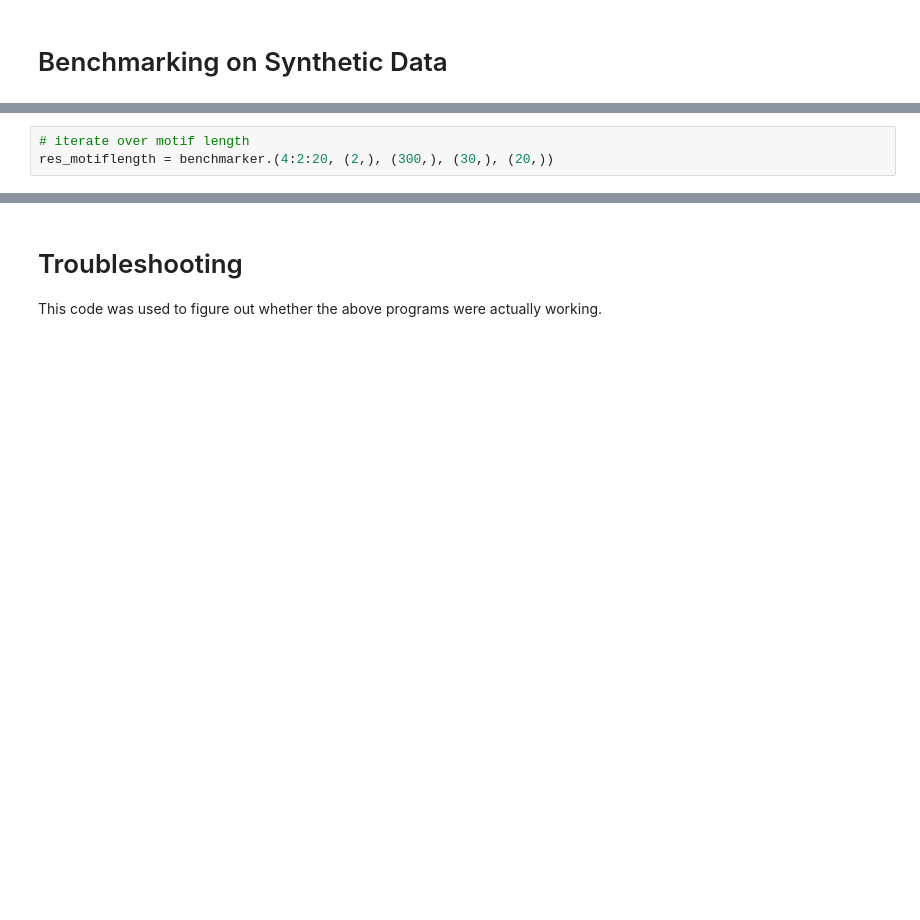
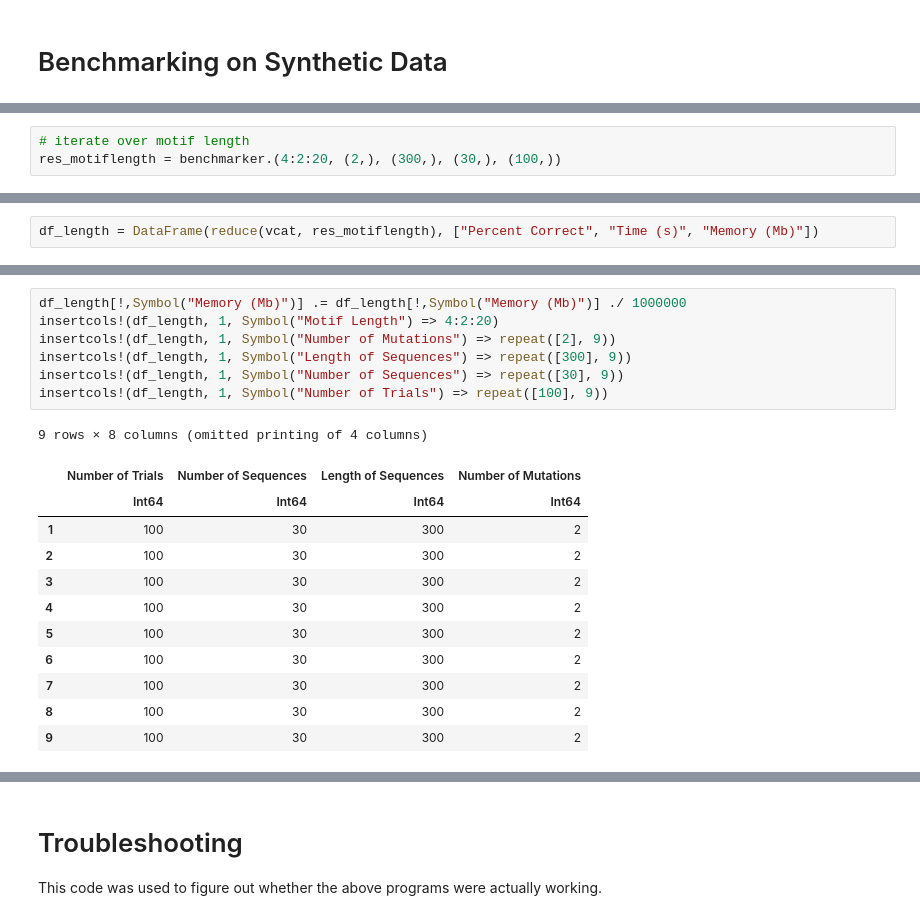
Before and after one commit to Karthik2924/CSC530_project, a Jupyter notebook: pso paper implementation.ipynb, the cells around one changed output, grey strips where cells are left out. Cells and saved outputs as stored; diff of their text form; blank space fills up the shorter version.

```diff
--- a/pso paper implementation.ipynb
+++ b/pso paper implementation.ipynb
@@ -1306,3 +1358,3 @@ end
 # %%
 # iterate over motif length
-res_motiflength = benchmarker.(4:2:20, (2,), (300,), (30,), (20,))
+res_motiflength = benchmarker.(4:2:20, (2,), (300,), (30,), (100,))
@@ -1308,0 +1372,2 @@ res_motiflength = benchmarker.(4:2:20, (2,), (300,), (30,), (20,))
+# %%
+df_length = DataFrame(reduce(vcat, res_motiflength), ["Percent Correct", "Time (s)", "Memory (Mb)"])
@@ -1308,0 +1387,20 @@ res_motiflength = benchmarker.(4:2:20, (2,), (300,), (30,), (20,))
+# %%
+df_length[!,Symbol("Memory (Mb)")] .= df_length[!,Symbol("Memory (Mb)")] ./ 1000000
+insertcols!(df_length, 1, Symbol("Motif Length") => 4:2:20)
+insertcols!(df_length, 1, Symbol("Number of Mutations") => repeat([2], 9))
+insertcols!(df_length, 1, Symbol("Length of Sequences") => repeat([300], 9))
+insertcols!(df_length, 1, Symbol("Number of Sequences") => repeat([30], 9))
+insertcols!(df_length, 1, Symbol("Number of Trials") => repeat([100], 9))
+# %% [output]
+9 rows × 8 columns (omitted printing of 4 columns)
+|  | Number of Trials | Number of Sequences | Length of Sequences | Number of Mutations |
+|  | Int64 | Int64 | Int64 | Int64 |
+| 1 | 100 | 30 | 300 | 2 |
+| 2 | 100 | 30 | 300 | 2 |
+| 3 | 100 | 30 | 300 | 2 |
+| 4 | 100 | 30 | 300 | 2 |
+| 5 | 100 | 30 | 300 | 2 |
+| 6 | 100 | 30 | 300 | 2 |
+| 7 | 100 | 30 | 300 | 2 |
+| 8 | 100 | 30 | 300 | 2 |
+| 9 | 100 | 30 | 300 | 2 |
```
Also changed, not shown: parts of 19 cells of this notebook.
